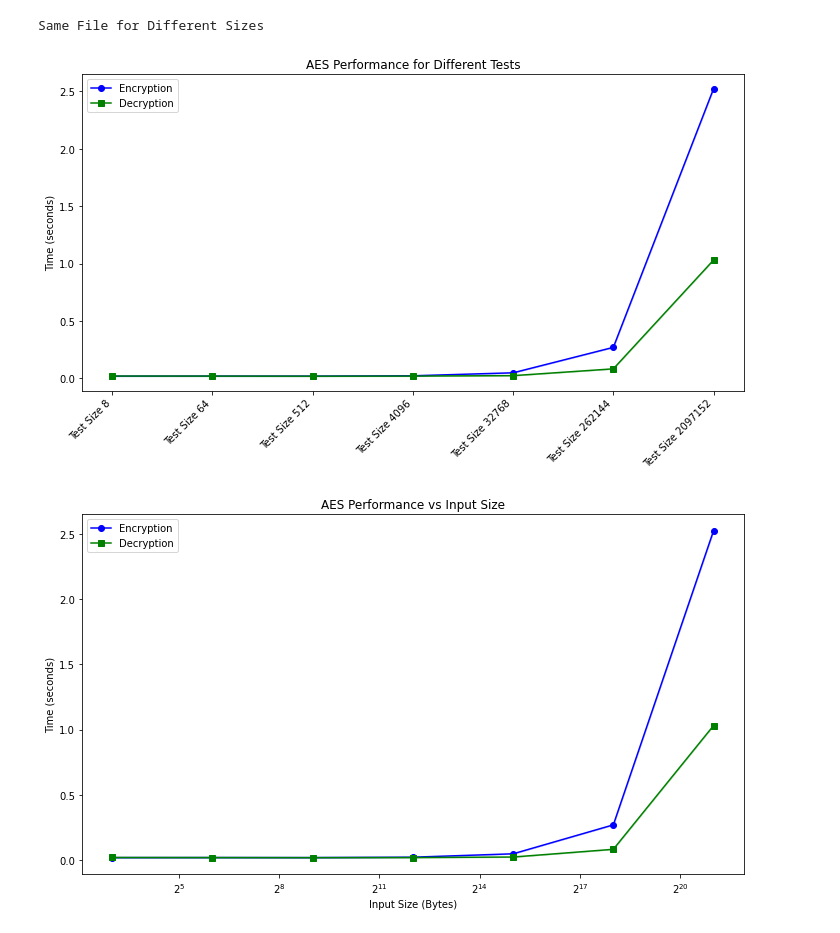
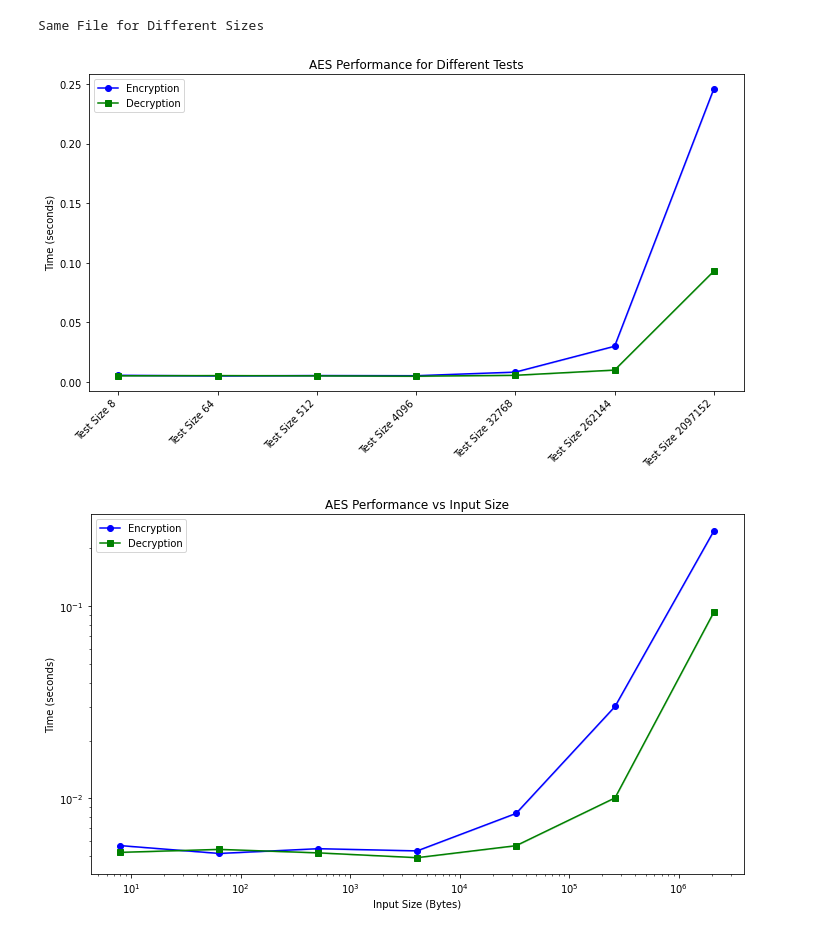
Before and after one commit to johnpierrre/CryptoAlgs_testing, a Jupyter notebook: src/assign1.ipynb, the cells around one changed output. Saved outputs shown, nothing was run; the diff lists cells and outputs as text; code cells hidden in the pictures.

```diff
--- a/src/assign1.ipynb
+++ b/src/assign1.ipynb
@@ -166,7 +167,8 @@ def plot_all_results(tests: list[str], sizes: list[int], results: list[tuple[tup
     ax.fill_between(sizes, np.array(means_decrypt) - np.array(std_errors_decrypt),
                      np.array(means_decrypt) + np.array(std_errors_decrypt), color='green', alpha=0.2)
 
-    ax.set_xscale("log", base=2)
+    ax.set_xscale("log", base = 10)
+    ax.set_yscale("log", base = 10)
     ax.set_xlabel("Input Size (Bytes)")
     ax.set_ylabel("Time (seconds)")
     ax.set_title("AES Performance vs Input Size")
@@ -197,15 +199,15 @@ files: list[str] = [[directory + f"/random_text_{size}_{i}.txt" for i in range(a
 # %%
 results = []
 print("\nSame File for Different Sizes")
 for i in range(len(sizes)):
-    result = test_aes([files[i][0]], 1000, 25)
+    result = test_aes([files[i][0]], 100, 25)
     results.append(result)
     # print_results(sizes[i], result)
 plot_all_results([f"Test Size {size}" for size in sizes], sizes, results)
 # %% [output]
 Same File for Different Sizes
-[figure, old version]
+[figure, new version]
-[figure, old version]
+[figure, new version]
 # %%
 results = []
 print("\nRandom Files for Different Sizes")
```
Also changed, not shown: parts of 11 cells of this notebook, 1 other file.
